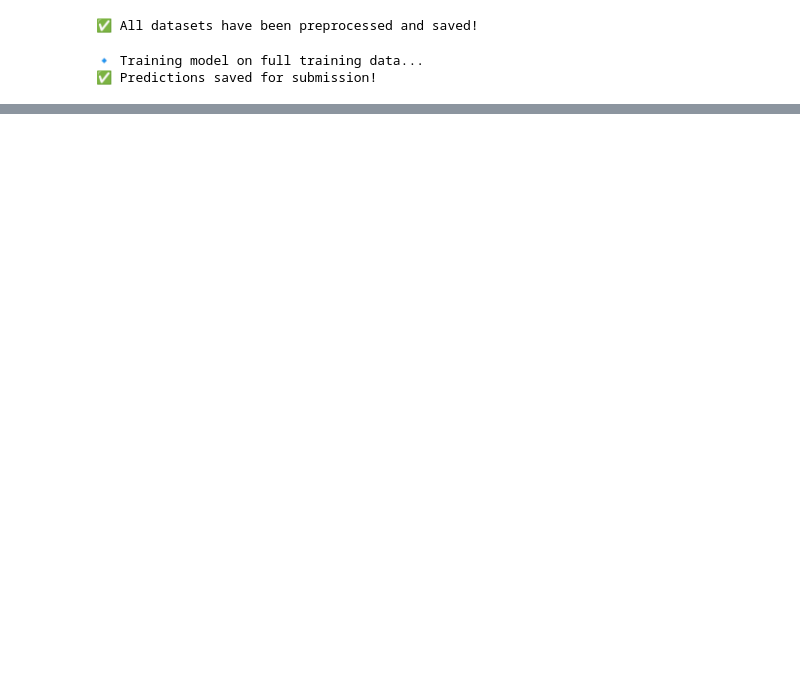
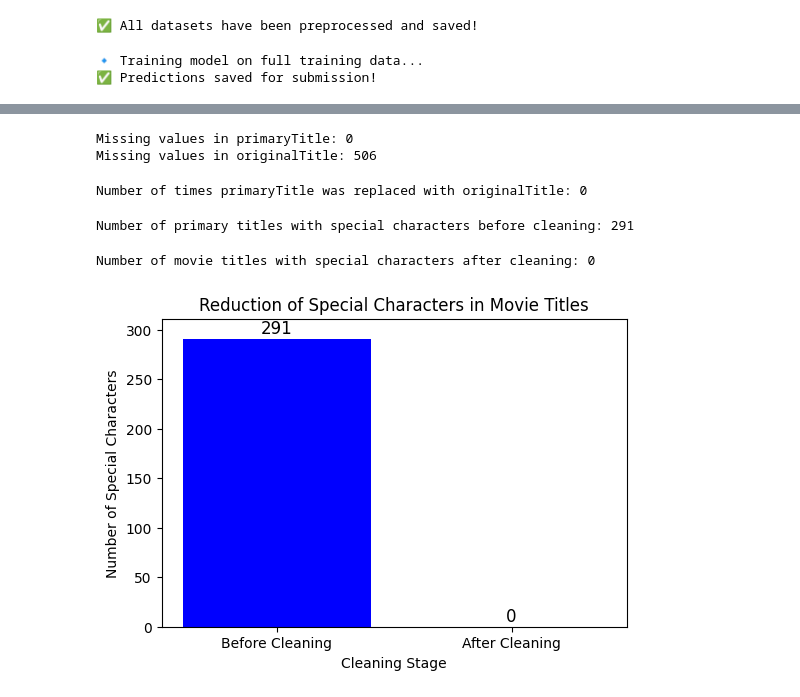
Before and after one commit to Teun1407/BigData-Group10, a Jupyter notebook: pipeline-SVM.ipynb, the cells around one changed output, grey strips where cells are left out. Cells and saved outputs as stored; diff of their text form; code cells hidden in the pictures; blank space fills up the shorter version.

```diff
--- a/pipeline-SVM.ipynb
+++ b/pipeline-SVM.ipynb
@@ -155,0 +183,39 @@ print("✅ Predictions saved for submission!")
+# %%
+# Count missing values in each column
+missing_primary = df_train['primaryTitle'].isna().sum()
+missing_original = df_train['originalTitle'].isna().sum()
+
+print(f"Missing values in primaryTitle: {missing_primary}")
+print(f"Missing values in originalTitle: {missing_original}")
+# %% [output]
+Missing values in primaryTitle: 0
+Missing values in originalTitle: 506
+# %%
+# Count how many times primaryTitle was replaced
+replaced_count = (df_train['primaryTitle'].isna() & df_train['originalTitle'].notna()).sum()
+
+print(f"Number of times primaryTitle was replaced with originalTitle: {replaced_count}")
+# %% [output]
+Number of times primaryTitle was replaced with originalTitle: 0
+# %%
+# Function to detect special characters
+def contains_special_chars(text):
+    return bool(re.search(r'[^a-zA-Z0-9\s]', str(text)))
+
+# Count how many primary titles had special characters before cleaning
+special_chars_count = df_train['primaryTitle'].apply(contains_special_chars).sum()
+
+print(f"Number of primary titles with special characters before cleaning: {special_chars_count}")
+
+before_cleaning = special_chars_count
+# %% [output]
+Number of primary titles with special characters before cleaning: 291
+# %%
+# Function to normalize text (remove accents and special characters)
+def normalize_text(text):
+    if pd.isna(text):  # Handle missing values
+        return ""
+    text = str(text)
+    text = unicodedata.normalize('NFKD', text).encode('ASCII', 'ignore').decode('utf-8')  # Remove accents
+    text = re.sub(r'[^\w\s]', '', text)  # Remove any remaining special characters
+    return text.strip()
@@ -155,0 +237,38 @@ print("✅ Predictions saved for submission!")
+# %%
+# Modify 'primaryTitle' directly
+df_train['primaryTitle'] = df_train.apply(clean_titles, axis=1)
+
+# Rename 'primaryTitle' to 'movieTitle'
+df_train.rename(columns={'primaryTitle': 'movieTitle'}, inplace=True)
+# %%
+# Drop 'originalTitle' column
+df_train.drop(columns=['originalTitle'], inplace=True)
+# %%
+# Count how many primary titles had special characters before cleaning
+special_chars_count = df_train['movieTitle'].apply(contains_special_chars).sum()
+
+print(f"Number of movie titles with special characters after cleaning: {special_chars_count}")
+
+after_cleaning = special_chars_count
+# %% [output]
+Number of movie titles with special characters after cleaning: 0
+# %%
+# Data for the bar chart
+categories = ['Before Cleaning', 'After Cleaning']
+values = [before_cleaning, after_cleaning]
+
+# Create the bar chart
+plt.figure(figsize=(6,4))
+plt.bar(categories, values, color=['blue', 'green'])
+plt.xlabel("Cleaning Stage")
+plt.ylabel("Number of Special Characters")
+plt.title("Reduction of Special Characters in Movie Titles")
+plt.ylim(0, max(values) + 20)  # Add some space above bars for clarity
+
+# Show values on top of bars
+for i, v in enumerate(values):
+    plt.text(i, v + 5, str(v), ha='center', fontsize=12)
+
+plt.show()
+# %% [output]
+[figure, added]
```
Also changed, not shown: parts of 5 cells of this notebook, 1 other file.
